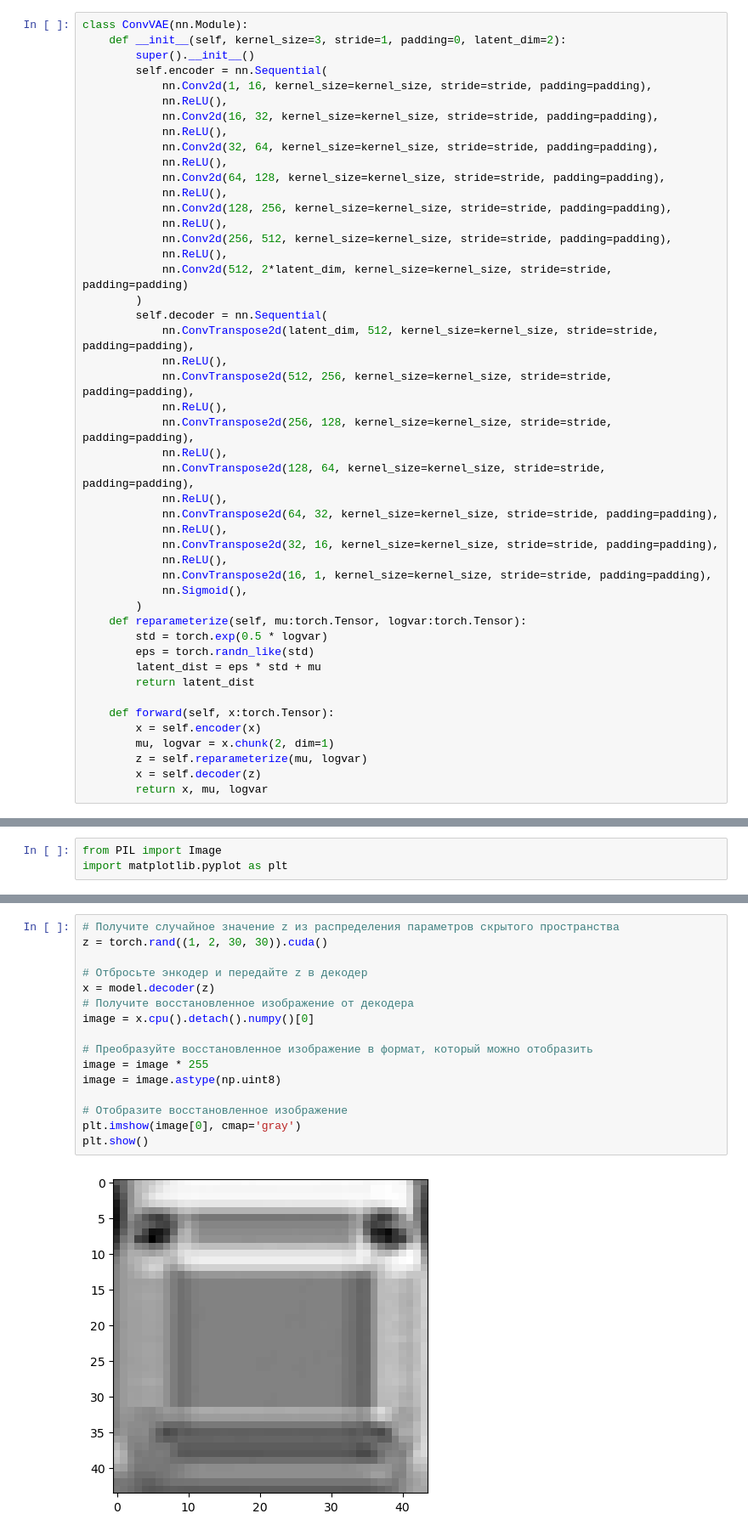
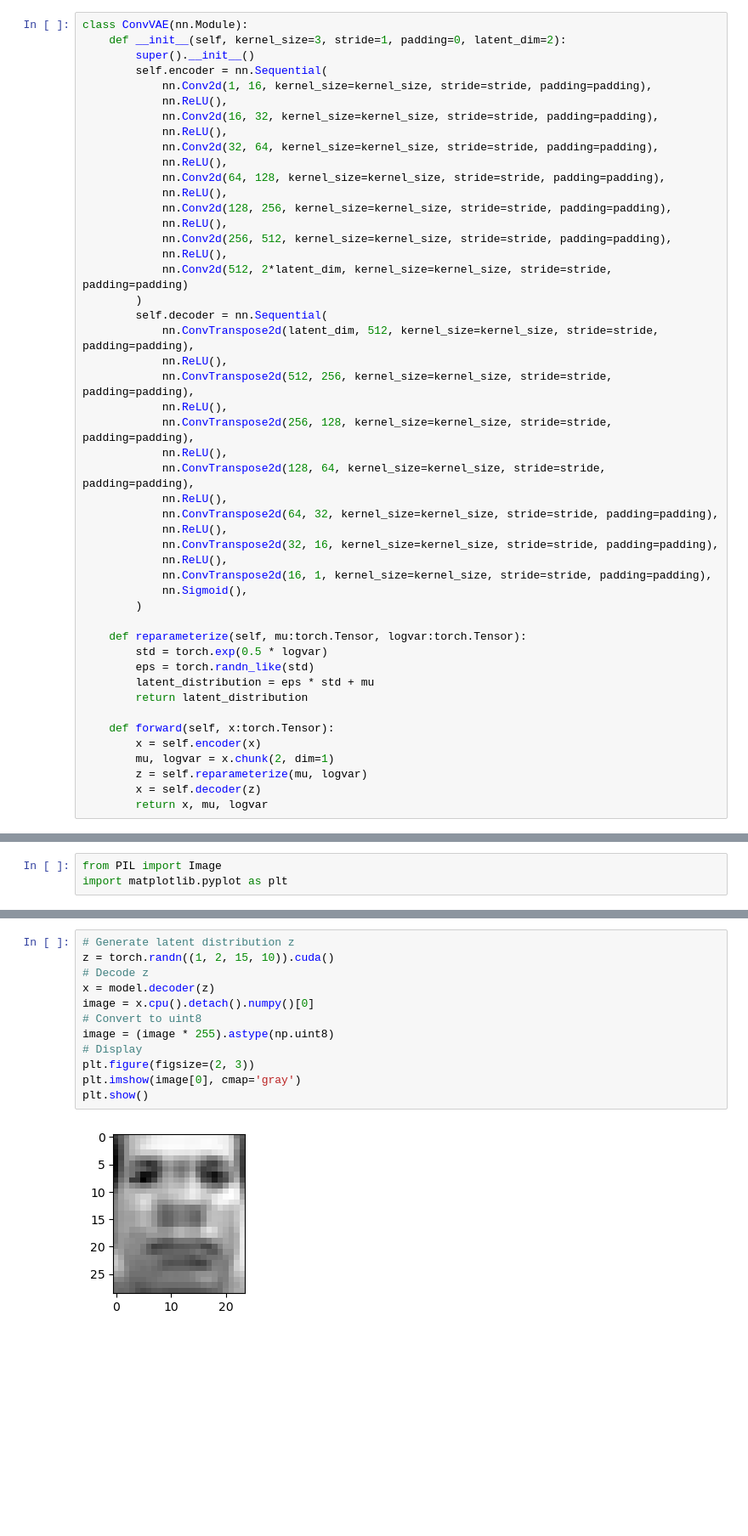
Before and after one commit to ScReameer/cv_learning, a Jupyter notebook: CV/CV-8+9. Генерация и перенос стиля/VAE.ipynb, the cells around one changed output, grey strips where cells are left out. Shown: that part at 85% size. Drawn from its saved outputs; the diff is of its cells as text; blank space fills up the shorter version.

```diff
--- a/CV/CV-8+9. Генерация и перенос стиля/VAE.ipynb
+++ b/CV/CV-8+9. Генерация и перенос стиля/VAE.ipynb
@@ -92,11 +89,12 @@ class ConvVAE(nn.Module):
             nn.ConvTranspose2d(16, 1, kernel_size=kernel_size, stride=stride, padding=padding),
             nn.Sigmoid(),
         )
+
     def reparameterize(self, mu:torch.Tensor, logvar:torch.Tensor):
         std = torch.exp(0.5 * logvar)
         eps = torch.randn_like(std)
-        latent_dist = eps * std + mu
-        return latent_dist
+        latent_distribution = eps * std + mu
+        return latent_distribution
 
     def forward(self, x:torch.Tensor):
         x = self.encoder(x)
@@ -247,18 +241,14 @@ torch.Size([1, 1, 28, 20])
 # %%
-# Получите случайное значение z из распределения параметров скрытого пространства
-z = torch.rand((1, 2, 30, 30)).cuda()
-
-# Отбросьте энкодер и передайте z в декодер
+# Generate latent distribution z
+z = torch.randn((1, 2, 15, 10)).cuda()
+# Decode z
 x = model.decoder(z)
-# Получите восстановленное изображение от декодера
 image = x.cpu().detach().numpy()[0]
-
-# Преобразуйте восстановленное изображение в формат, который можно отобразить
-image = image * 255
-image = image.astype(np.uint8)
-
-# Отобразите восстановленное изображение
+# Convert to uint8
+image = (image * 255).astype(np.uint8)
+# Display
+plt.figure(figsize=(2, 3))
 plt.imshow(image[0], cmap='gray')
 plt.show()
 # %% [output]
-[figure, old version]
+[figure, new version]
```
Also changed, not shown: parts of 18 cells of this notebook, 4 other files.
